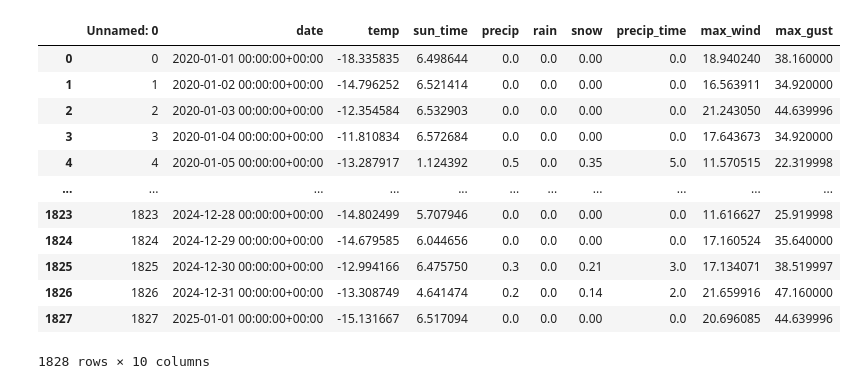
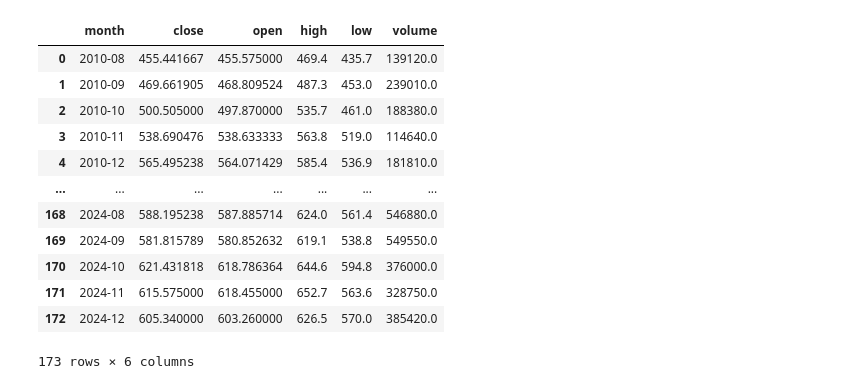
Before and after one commit to rob-lasch/canola_price_prediction, a Jupyter notebook: jupyter/test.ipynb, the cells around one changed output. Saved outputs shown, nothing was run; the diff lists cells and outputs as text; code cells hidden in the pictures.

```diff
--- a/jupyter/test.ipynb
+++ b/jupyter/test.ipynb
@@ -1,33 +1,20 @@
 # %%
 import pandas as pd
 
-weather = pd.read_csv('weather_data.csv')
-weather['date'] = pd.to_datetime(weather['date'])
-name_changes = {'temperature_2m_mean': 'temp',
-                'sunshine_duration': 'sun_time',
-                'precipitation_sum': 'precip',
-                'rain_sum': 'rain',
-                'snowfall_sum': 'snow',
-                'precipitation_hours': 'precip_time',
-                'wind_speed_10m_max': 'max_wind',
-                'wind_gusts_10m_max': 'max_gust'}
-weather .rename(columns=name_changes, inplace=True)
-
-# change sun time from seconds to hours
-weather['sun_time'] = weather['sun_time'].div(3600)
-weather
+price_df = pd.read_csv('../data/ag_data/canola_prices_monthly.csv')
+price_df
 # %% [output]
-|  | Unnamed: 0 | date | temp | sun_time | precip | rain | snow | precip_time | max_wind | max_gust |
-| 0 | 0 | 2020-01-01 00:00:00+00:00 | -18.335835 | 6.498644 | 0.0 | 0.0 | 0.00 | 0.0 | 18.940240 | 38.160000 |
-| 1 | 1 | 2020-01-02 00:00:00+00:00 | -14.796252 | 6.521414 | 0.0 | 0.0 | 0.00 | 0.0 | 16.563911 | 34.920000 |
-| 2 | 2 | 2020-01-03 00:00:00+00:00 | -12.354584 | 6.532903 | 0.0 | 0.0 | 0.00 | 0.0 | 21.243050 | 44.639996 |
-| 3 | 3 | 2020-01-04 00:00:00+00:00 | -11.810834 | 6.572684 | 0.0 | 0.0 | 0.00 | 0.0 | 17.643673 | 34.920000 |
-| 4 | 4 | 2020-01-05 00:00:00+00:00 | -13.287917 | 1.124392 | 0.5 | 0.0 | 0.35 | 5.0 | 11.570515 | 22.319998 |
-| ... | ... | ... | ... | ... | ... | ... | ... | ... | ... | ... |
-| 1823 | 1823 | 2024-12-28 00:00:00+00:00 | -14.802499 | 5.707946 | 0.0 | 0.0 | 0.00 | 0.0 | 11.616627 | 25.919998 |
-| 1824 | 1824 | 2024-12-29 00:00:00+00:00 | -14.679585 | 6.044656 | 0.0 | 0.0 | 0.00 | 0.0 | 17.160524 | 35.640000 |
-| 1825 | 1825 | 2024-12-30 00:00:00+00:00 | -12.994166 | 6.475750 | 0.3 | 0.0 | 0.21 | 3.0 | 17.134071 | 38.519997 |
-| 1826 | 1826 | 2024-12-31 00:00:00+00:00 | -13.308749 | 4.641474 | 0.2 | 0.0 | 0.14 | 2.0 | 21.659916 | 47.160000 |
-| 1827 | 1827 | 2025-01-01 00:00:00+00:00 | -15.131667 | 6.517094 | 0.0 | 0.0 | 0.00 | 0.0 | 20.696085 | 44.639996 |
+|  | month | close | open | high | low | volume |
+| 0 | 2010-08 | 455.441667 | 455.575000 | 469.4 | 435.7 | 139120.0 |
+| 1 | 2010-09 | 469.661905 | 468.809524 | 487.3 | 453.0 | 239010.0 |
+| 2 | 2010-10 | 500.505000 | 497.870000 | 535.7 | 461.0 | 188380.0 |
+| 3 | 2010-11 | 538.690476 | 538.633333 | 563.8 | 519.0 | 114640.0 |
+| 4 | 2010-12 | 565.495238 | 564.071429 | 585.4 | 536.9 | 181810.0 |
+| ... | ... | ... | ... | ... | ... | ... |
+| 168 | 2024-08 | 588.195238 | 587.885714 | 624.0 | 561.4 | 546880.0 |
+| 169 | 2024-09 | 581.815789 | 580.852632 | 619.1 | 538.8 | 549550.0 |
+| 170 | 2024-10 | 621.431818 | 618.786364 | 644.6 | 594.8 | 376000.0 |
+| 171 | 2024-11 | 615.575000 | 618.455000 | 652.7 | 563.6 | 328750.0 |
+| 172 | 2024-12 | 605.340000 | 603.260000 | 626.5 | 570.0 | 385420.0 |
-1828 rows × 10 columns
+173 rows × 6 columns
 # %%
```
Also changed, not shown: parts of 6 cells of this notebook, 8 other files.
